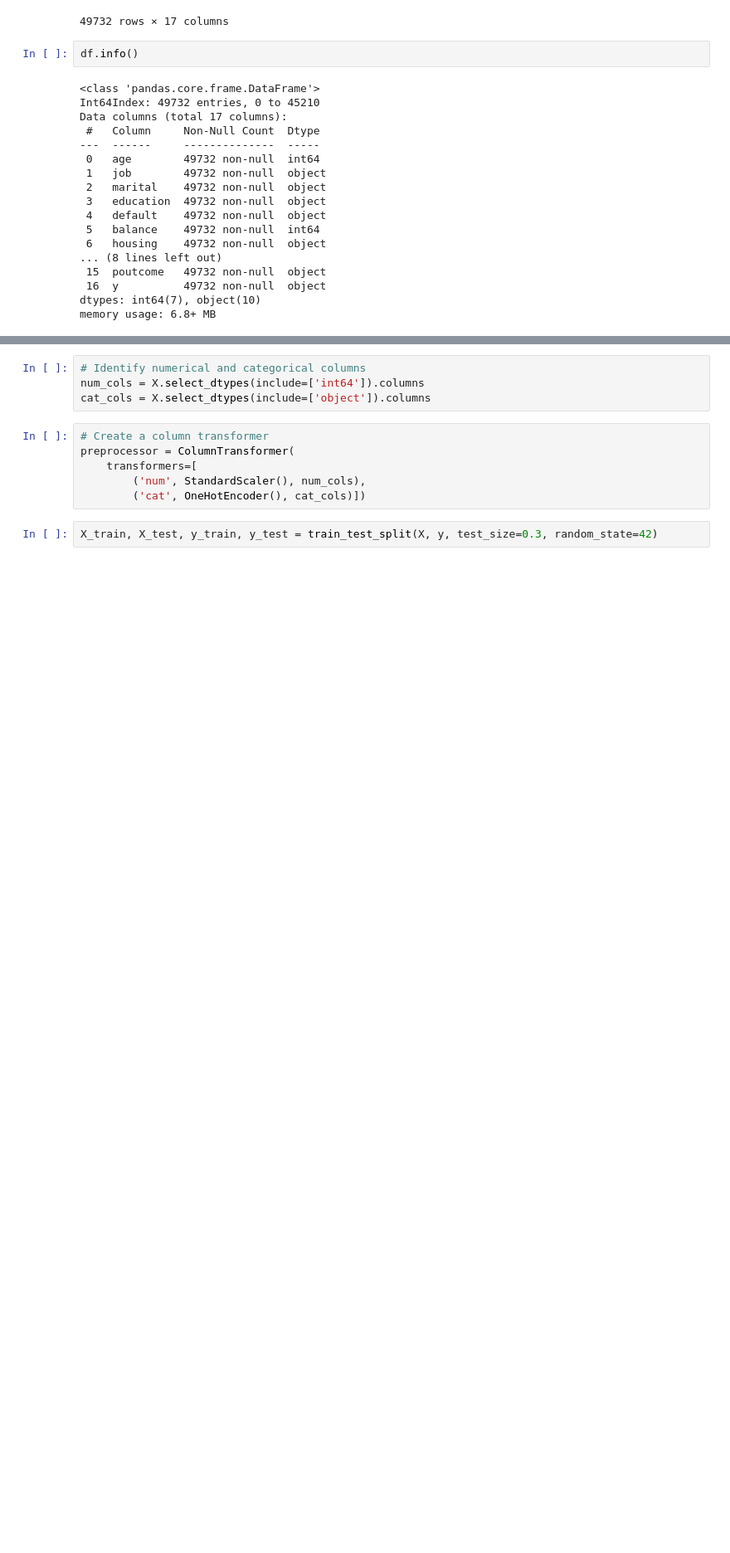
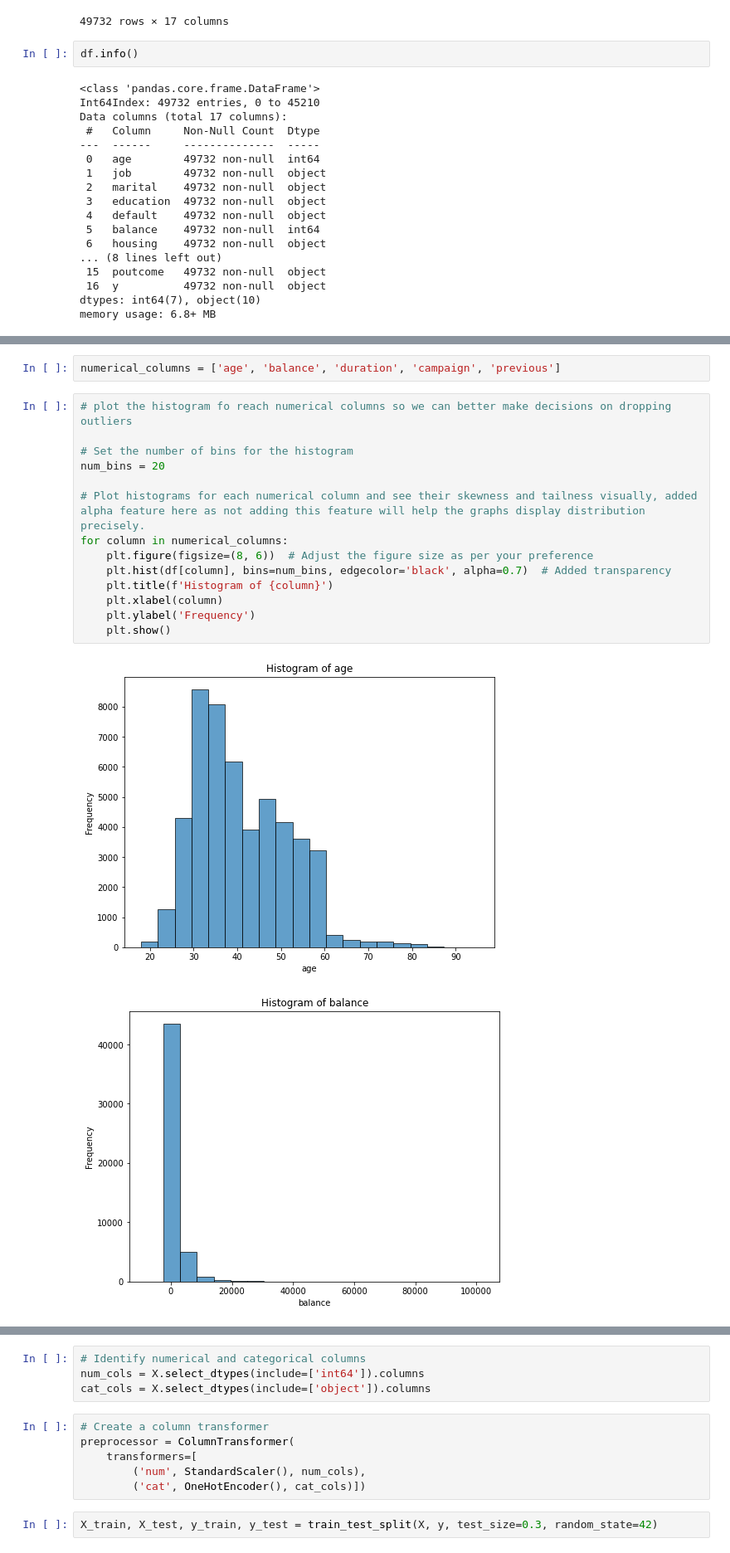
Before and after one commit to grappeefruitt/schulich_data_science, a Jupyter notebook: Fall 2023/assignment1.ipynb, the cells around one changed output, grey strips where cells are left out. Shown: that part at 83% size. Cells and saved outputs as stored; diff of their text form; blank space fills up the shorter version.

```diff
--- a/Fall 2023/assignment1.ipynb
+++ b/Fall 2023/assignment1.ipynb
@@ -78,0 +120,19 @@ df.isnull().sum()
+# %%
+numerical_columns = ['age', 'balance', 'duration', 'campaign', 'previous']
+# %%
+# plot the histogram fo reach numerical columns so we can better make decisions on dropping outliers
+
+# Set the number of bins for the histogram
+num_bins = 20
+
+# Plot histograms for each numerical column and see their skewness and tailness visually, added alpha feature here as not adding this feature will help the graphs display distribution precisely.
+for column in numerical_columns:
+    plt.figure(figsize=(8, 6))  # Adjust the figure size as per your preference
+    plt.hist(df[column], bins=num_bins, edgecolor='black', alpha=0.7)  # Added transparency
+    plt.title(f'Histogram of {column}')
+    plt.xlabel(column)
+    plt.ylabel('Frequency')
+    plt.show()
+# %% [output]
+[figure, added]
+[figure, added]
```
Also changed, not shown: parts of 20 cells of this notebook.
